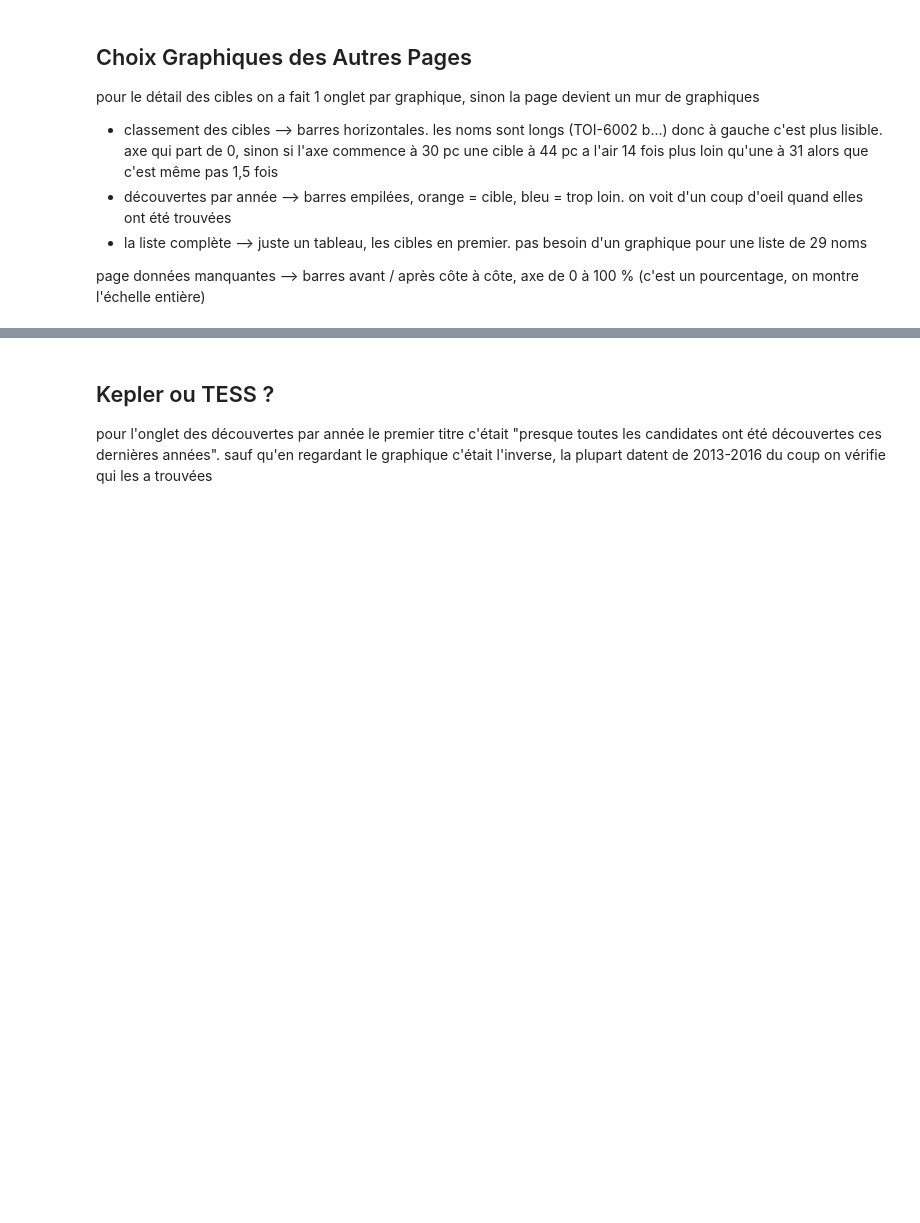
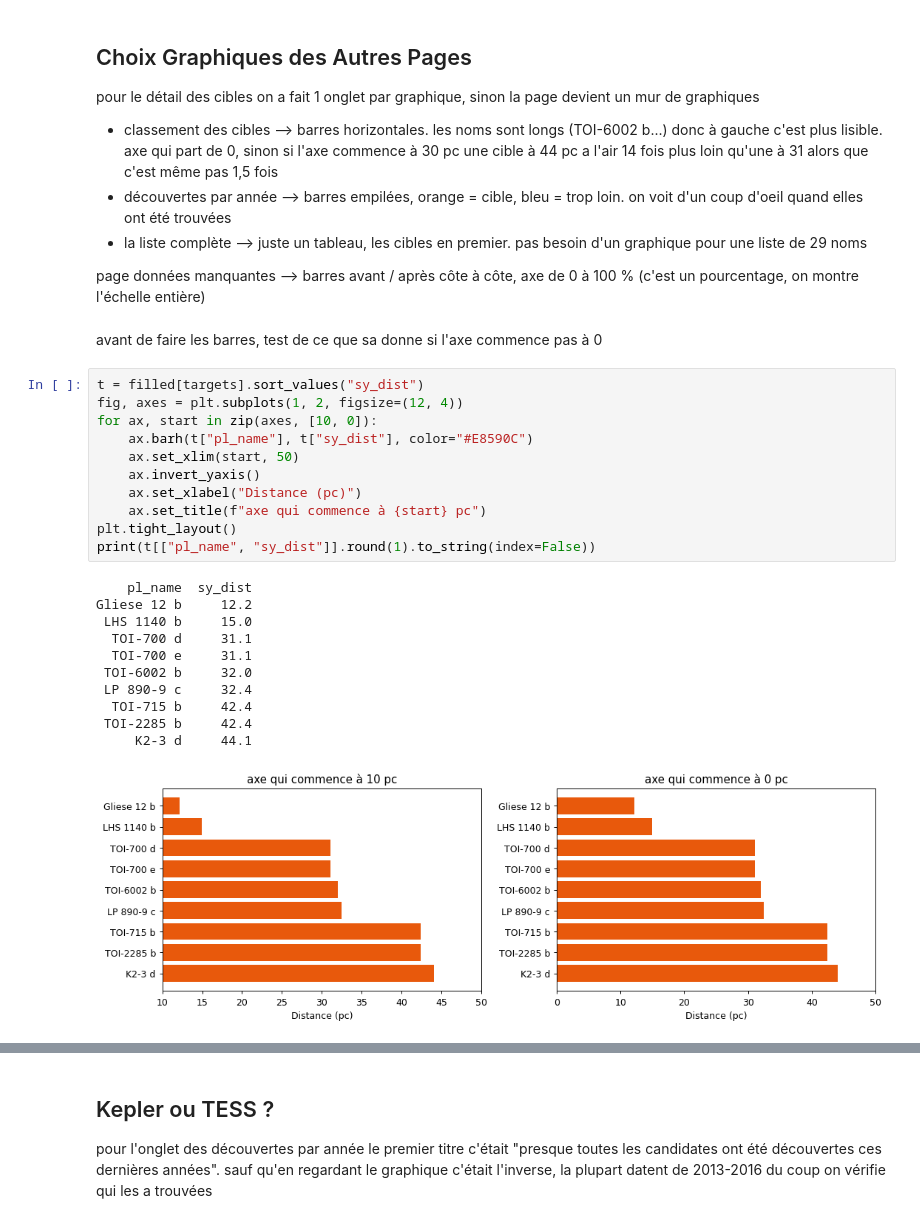
Before and after one commit to lsayah/dashboard_JWST_Data_Viz, a Jupyter notebook: test.ipynb, the cells around one changed output, grey strips where cells are left out. Saved outputs shown, nothing was run; the diff lists cells and outputs as text; blank space fills up the shorter version.

```diff
--- a/test.ipynb
+++ b/test.ipynb
@@ -275,3 +353,28 @@ pour le détail des cibles on a fait 1 onglet par graphique, sinon la page devie
 - la liste complète --> juste un tableau, les cibles en premier. pas besoin d'un graphique pour une liste de 29 noms
 
 page données manquantes --> barres avant / après côte à côte, axe de 0 à 100 % (c'est un pourcentage, on montre l'échelle entière)
+# %% [markdown]
+avant de faire les barres, test de ce que sa donne si l'axe commence pas à 0
+# %%
+t = filled[targets].sort_values("sy_dist")
+fig, axes = plt.subplots(1, 2, figsize=(12, 4))
+for ax, start in zip(axes, [10, 0]):
+    ax.barh(t["pl_name"], t["sy_dist"], color="#E8590C")
+    ax.set_xlim(start, 50)
+    ax.invert_yaxis()
+    ax.set_xlabel("Distance (pc)")
+    ax.set_title(f"axe qui commence à {start} pc")
+plt.tight_layout()
+print(t[["pl_name", "sy_dist"]].round(1).to_string(index=False))
+# %% [output]
+    pl_name  sy_dist
+Gliese 12 b     12.2
+ LHS 1140 b     15.0
+  TOI-700 d     31.1
+  TOI-700 e     31.1
+ TOI-6002 b     32.0
+ LP 890-9 c     32.4
+  TOI-715 b     42.4
+ TOI-2285 b     42.4
+     K2-3 d     44.1
+[figure, added]
```
Also changed, not shown: parts of 19 cells of this notebook.
